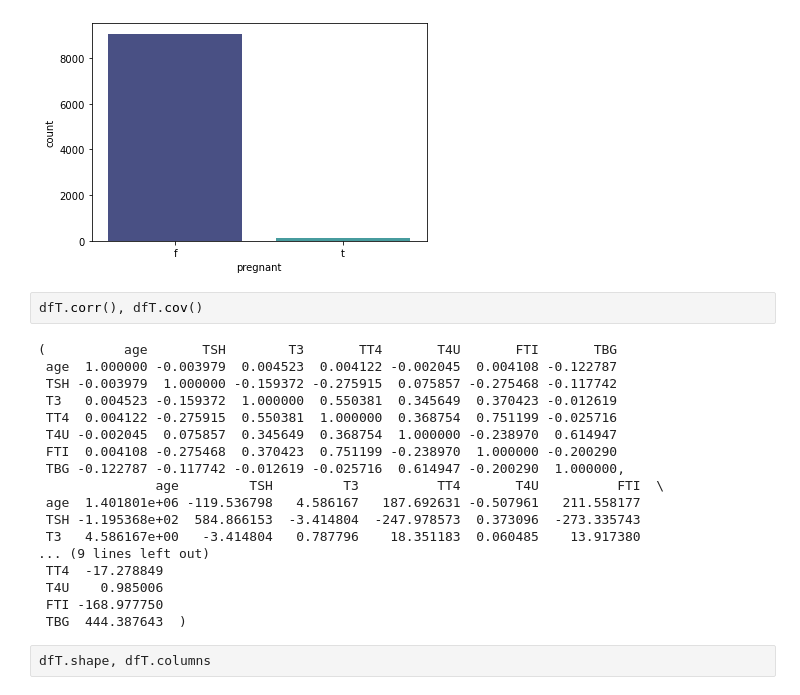
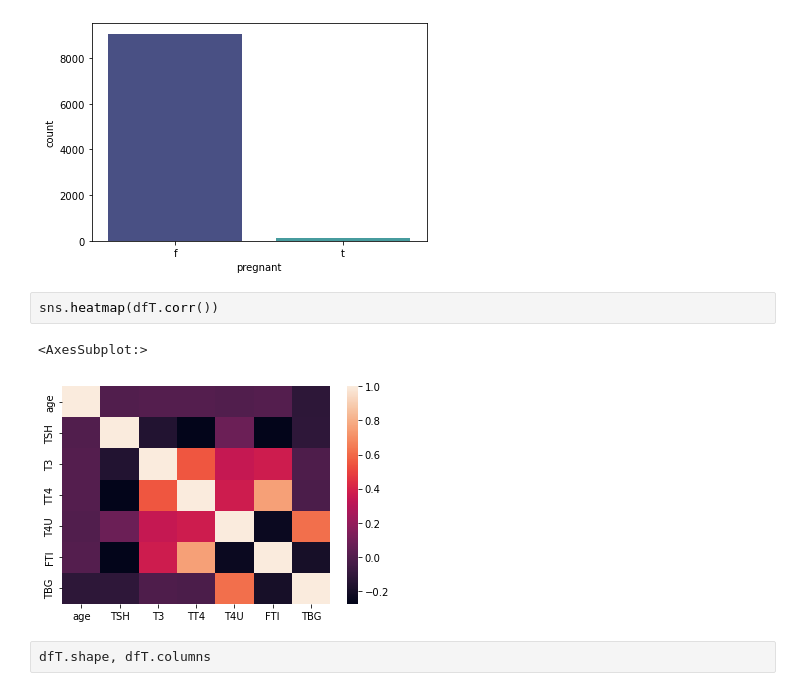
Before and after one commit to cantaruttim/Thyroid_Disease, a Jupyter notebook: Tyreoid Disease.ipynb, the cells around one changed output. Cells and saved outputs as stored; diff of their text form.

```diff
--- a/Tyreoid Disease.ipynb
+++ b/Tyreoid Disease.ipynb
@@ -112,26 +133,11 @@ X = scalar.fit_transform(X)
 sns.countplot(dfT['pregnant'], palette='mako');
 # %% [output]
 [figure]
-# %%
-dfT.corr(), dfT.cov()
-# %% [output]
-(          age       TSH        T3       TT4       T4U       FTI       TBG
- age  1.000000 -0.003979  0.004523  0.004122 -0.002045  0.004108 -0.122787
- TSH -0.003979  1.000000 -0.159372 -0.275915  0.075857 -0.275468 -0.117742
- T3   0.004523 -0.159372  1.000000  0.550381  0.345649  0.370423 -0.012619
- TT4  0.004122 -0.275915  0.550381  1.000000  0.368754  0.751199 -0.025716
- T4U -0.002045  0.075857  0.345649  0.368754  1.000000 -0.238970  0.614947
- FTI  0.004108 -0.275468  0.370423  0.751199 -0.238970  1.000000 -0.200290
- TBG -0.122787 -0.117742 -0.012619 -0.025716  0.614947 -0.200290  1.000000,
-               age         TSH         T3          TT4       T4U          FTI  \
- age  1.401801e+06 -119.536798   4.586167   187.692631 -0.507961   211.558177
- TSH -1.195368e+02  584.866153  -3.414804  -247.978573  0.373096  -273.335743
- T3   4.586167e+00   -3.414804   0.787796    18.351183  0.060485    13.917380
-... (9 lines left out)
- TT4  -17.278849
- T4U    0.985006
- FTI -168.977750
- TBG  444.387643  )
+# %%
+sns.heatmap(dfT.corr())
+# %% [output]
+<AxesSubplot:>
+[figure, added]
 # %%
 dfT.shape, dfT.columns
 # %% [output]
```
Also changed, not shown: parts of 18 cells of this notebook.
